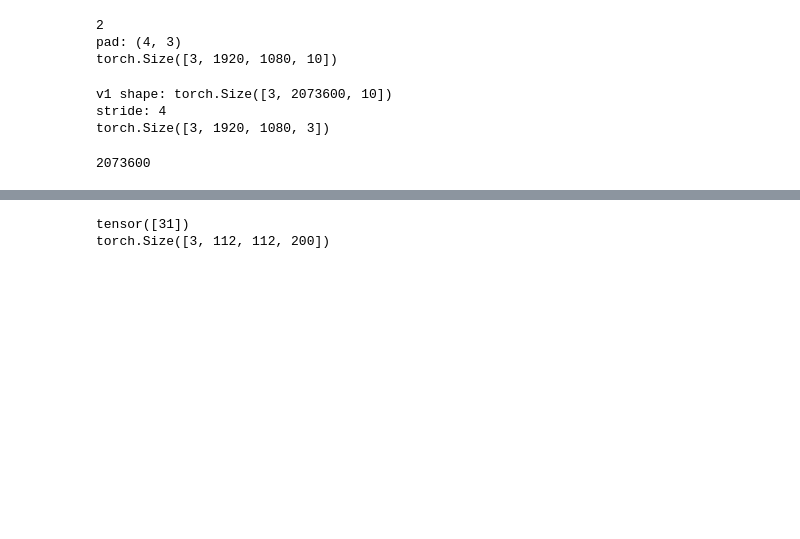
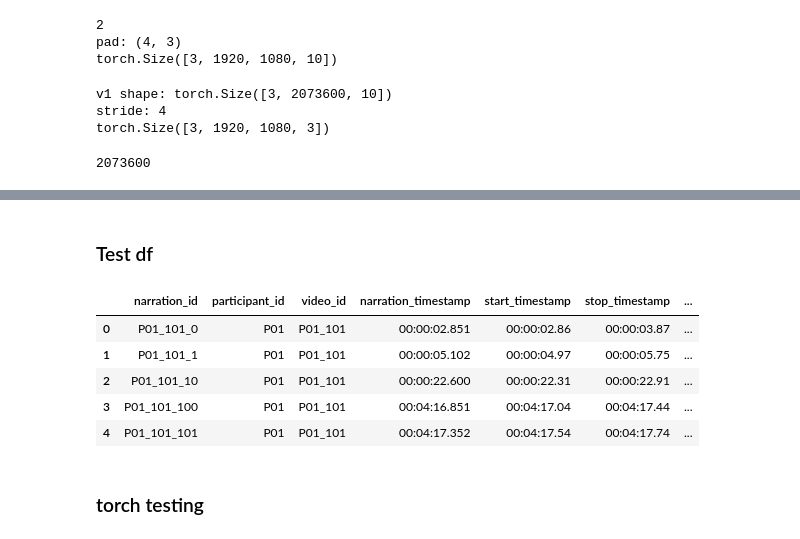
Before and after one commit to oriolmp/TFG, a Jupyter notebook: notebooks/Playground.ipynb, the cells around one changed output, grey strips where cells are left out. Cells and saved outputs as stored; diff of their text form; code cells hidden in the pictures; blank space fills up the shorter version.

Commit message:
Do some testing

```diff
--- a/notebooks/Playground.ipynb
+++ b/notebooks/Playground.ipynb
@@ -12,4 +12,5 @@ import matplotlib.pyplot as plt
 # %% [markdown]
 ### Annotations file exploration
 # %%
-CSV_NAME = 'EPIC_100_train.csv'
+TRAIN_CSV = 'EPIC_100_train.csv'
+TEST_CSV = 'EPIC_100_test_timestamps.csv'
@@ -288,11 +223,0 @@ a = torch.rand((3, 112, 112, 256))
-# %%
-range_f = 257 - 200
-rand_f = torch.randint(low=1, high=range_f, size=(1,))
-print(rand_f)
-clip = rearrange(a, 'c w h t1 -> t1 c w h')
-clip = clip[rand_f:rand_f+200]
-clip = rearrange(clip, 't2 c w h -> c w h t2')
-print(clip.size())
-# %% [output]
-tensor([31])
-torch.Size([3, 112, 112, 200])
@@ -300,0 +224,15 @@ scaler = torch.cuda.amp.GradScaler()
+# %% [markdown]
+### Test df
+# %%
+test_df = pd.read_csv(TEST_CSV)
+# %%
+test_df.head(5)
+# %% [output]
+|  | narration_id | participant_id | video_id | narration_timestamp | start_timestamp | stop_timestamp | ... |
+| 0 | P01_101_0 | P01 | P01_101 | 00:00:02.851 | 00:00:02.86 | 00:00:03.87 | ... |
+| 1 | P01_101_1 | P01 | P01_101 | 00:00:05.102 | 00:00:04.97 | 00:00:05.75 | ... |
+| 2 | P01_101_10 | P01 | P01_101 | 00:00:22.600 | 00:00:22.31 | 00:00:22.91 | ... |
+| 3 | P01_101_100 | P01 | P01_101 | 00:04:16.851 | 00:04:17.04 | 00:04:17.44 | ... |
+| 4 | P01_101_101 | P01 | P01_101 | 00:04:17.352 | 00:04:17.54 | 00:04:17.74 | ... |
+# %% [markdown]
+### torch testing
```
Also changed, not shown: parts of 25 cells of this notebook.
